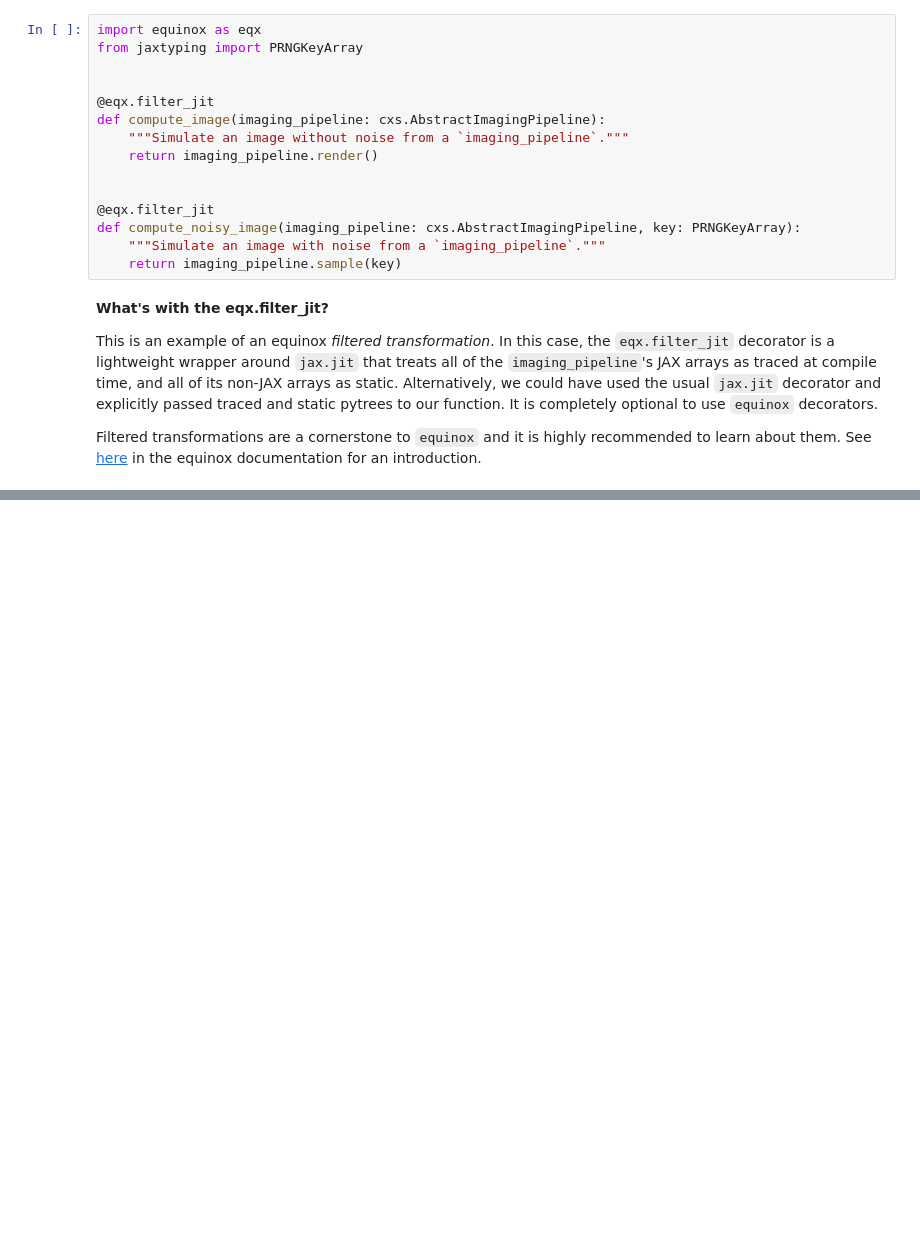
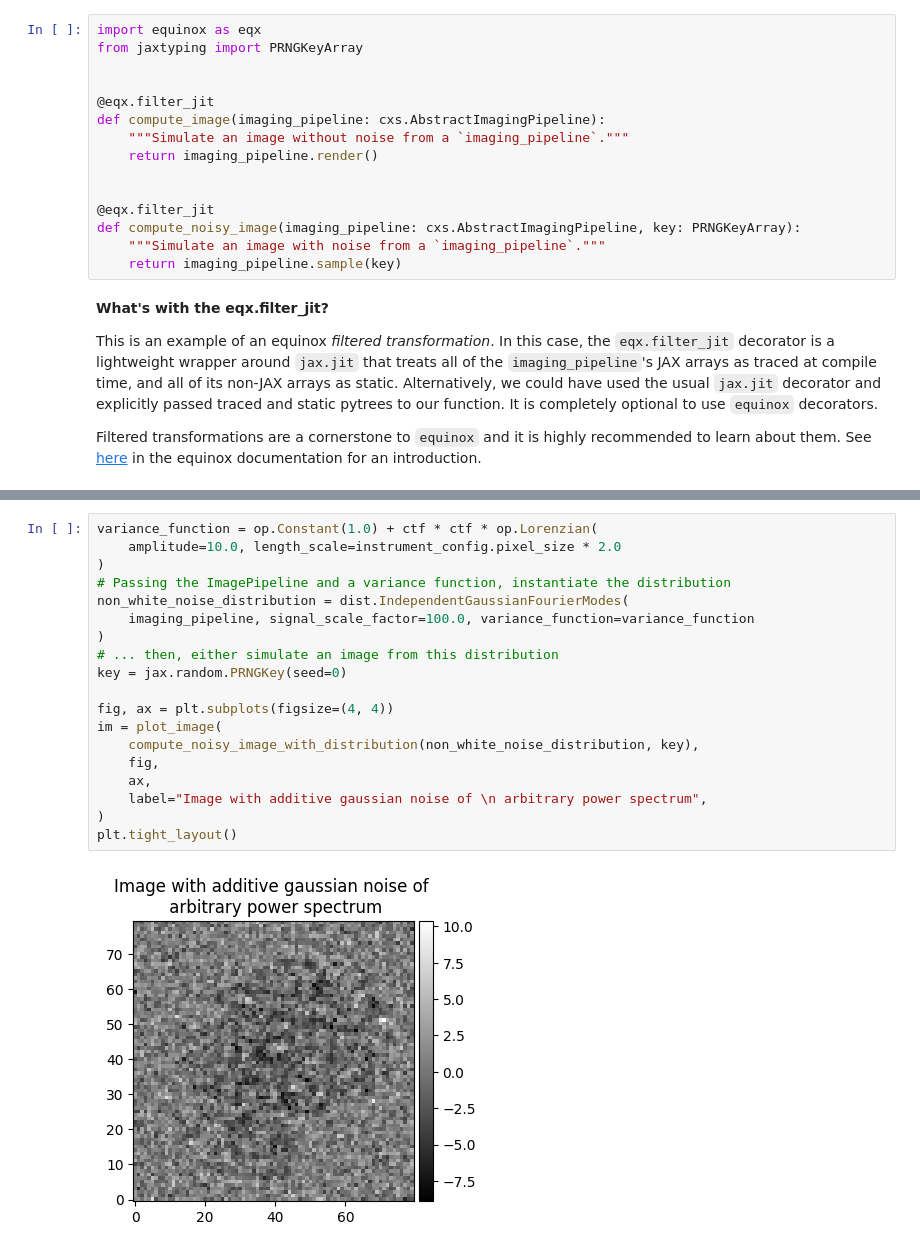
Before and after one commit to mjo22/cryojax, a Jupyter notebook: docs/examples/simulate-image.ipynb, the cells around one changed output, grey strips where cells are left out. Cells and saved outputs as stored; diff of their text form; blank space fills up the shorter version.

```diff
--- a/docs/examples/simulate-image.ipynb
+++ b/docs/examples/simulate-image.ipynb
@@ -187,0 +183,21 @@ Image standard deviation: 1.0000002
+# %%
+variance_function = op.Constant(1.0) + ctf * ctf * op.Lorenzian(
+    amplitude=10.0, length_scale=instrument_config.pixel_size * 2.0
+)
+# Passing the ImagePipeline and a variance function, instantiate the distribution
+non_white_noise_distribution = dist.IndependentGaussianFourierModes(
+    imaging_pipeline, signal_scale_factor=100.0, variance_function=variance_function
+)
+# ... then, either simulate an image from this distribution
+key = jax.random.PRNGKey(seed=0)
+
+fig, ax = plt.subplots(figsize=(4, 4))
+im = plot_image(
+    compute_noisy_image_with_distribution(non_white_noise_distribution, key),
+    fig,
+    ax,
+    label="Image with additive gaussian noise of \n arbitrary power spectrum",
+)
+plt.tight_layout()
+# %% [output]
+[figure, added]
```
Also changed, not shown: parts of 7 cells of this notebook, 11 other files.
